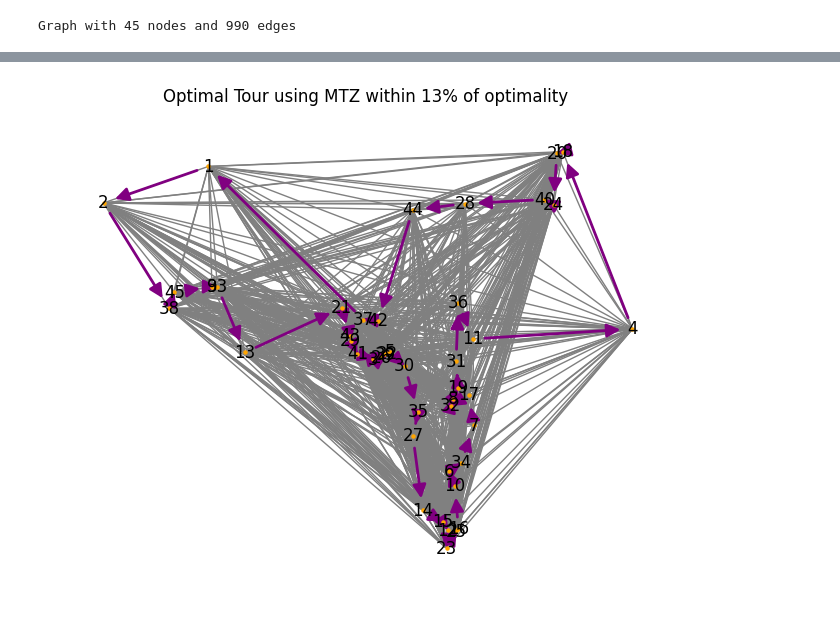
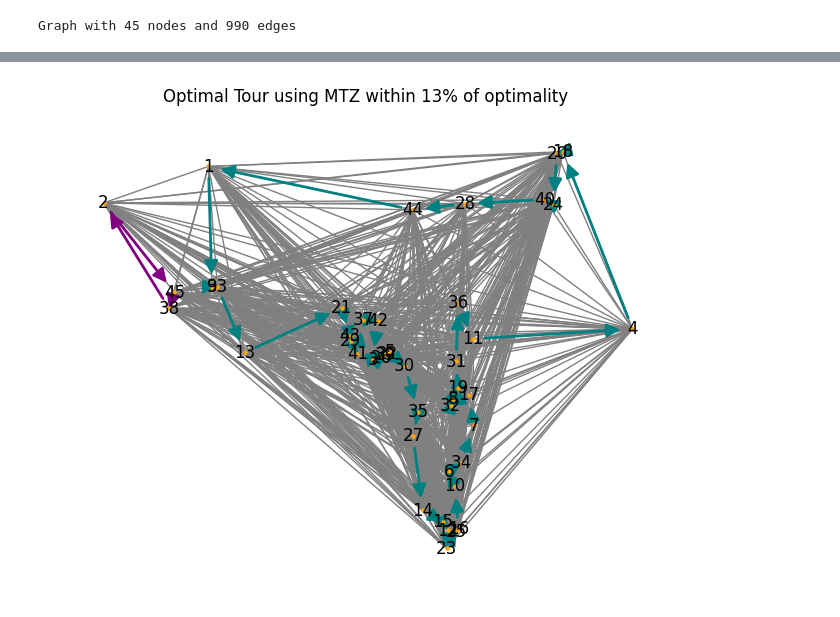
Before and after one commit to Zackivory/optimization-project2, a Jupyter notebook: problem2.ipynb, the cells around one changed output, grey strips where cells are left out. Drawn from its saved outputs; the diff is of its cells as text; code cells hidden in the pictures.

```diff
--- a/problem2.ipynb
+++ b/problem2.ipynb
@@ -196,27 +226,27 @@ Optimal tour: [(1, 2, 1), (1, 2, 2), (2, 38, 1), (2, 38, 2), (3, 26, 1), (3, 26,
 # %%
 # Define the optimal tour provided by gurobi
 optimal_tour_k1 = [(i, j) for i, j, k in edges if k == 1]  # Extract node pairs for k=1
 optimal_tour_k2 = [(i, j) for i, j, k in edges if k == 2]  # Extract node pairs for k=2
 
 # Draw the network with the optimal path highlighted
 G_optimal_k1 = nx.DiGraph()
 G_optimal_k1.add_edges_from(optimal_tour_k1)
 G_optimal_k2 = nx.DiGraph()
 G_optimal_k2.add_edges_from(optimal_tour_k2)
 
 # Define the positions of the nodes based on latitude and longitude
 pos = {node: (G.nodes[node]['longitude_deg'], G.nodes[node]['latitude_deg']) for node in G.nodes}
 
 # Draw the full graph with all nodes
 nx.draw(G, pos, with_labels=True, node_color='orange', node_size=5, edge_color='gray', arrows=True)
 
 # # Overlay the optimal tour for k=1 with a different edge color
-# nx.draw_networkx_edges(G_optimal_k1, pos, edge_color='teal', width=2, arrows=True, arrowstyle='-|>', arrowsize=20)
+nx.draw_networkx_edges(G_optimal_k1, pos, edge_color='teal', width=2, arrows=True, arrowstyle='-|>', arrowsize=20)
 
 # Overlay the optimal tour for k=2 with another different edge color
 nx.draw_networkx_edges(G_optimal_k2, pos, edge_color='purple', width=2, arrows=True, arrowstyle='-|>', arrowsize=20)
 
 plt.title('Optimal Tour using MTZ within 13% of optimality ')
 plt.show()
 # %% [output]
-[figure, old version]
+[figure, new version]
```
Also changed, not shown: parts of 4 cells of this notebook, 1 other file.
